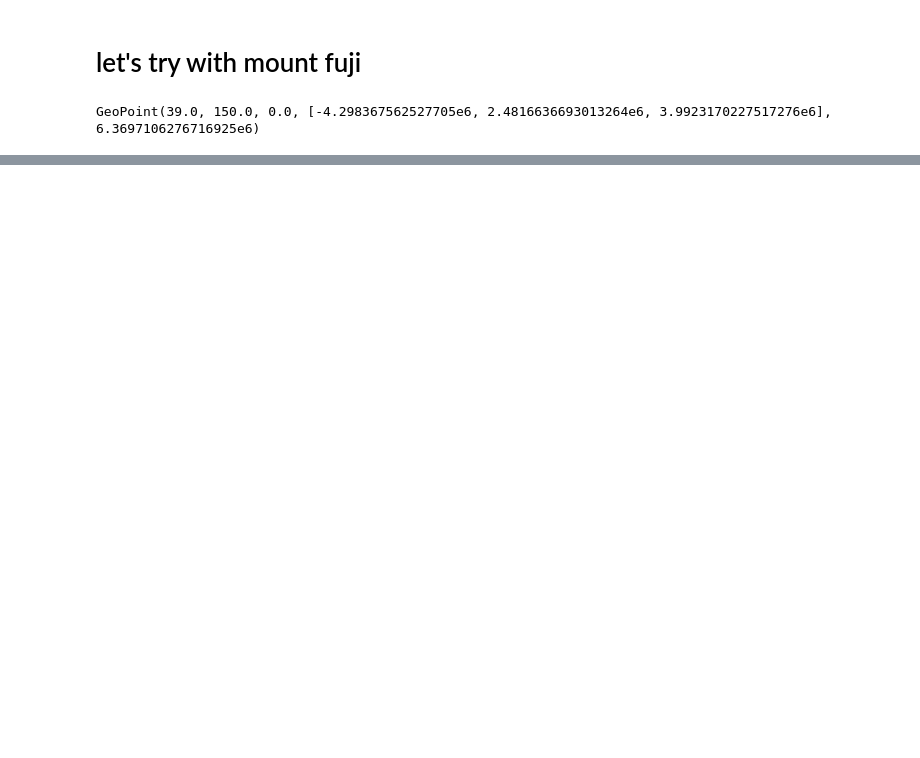
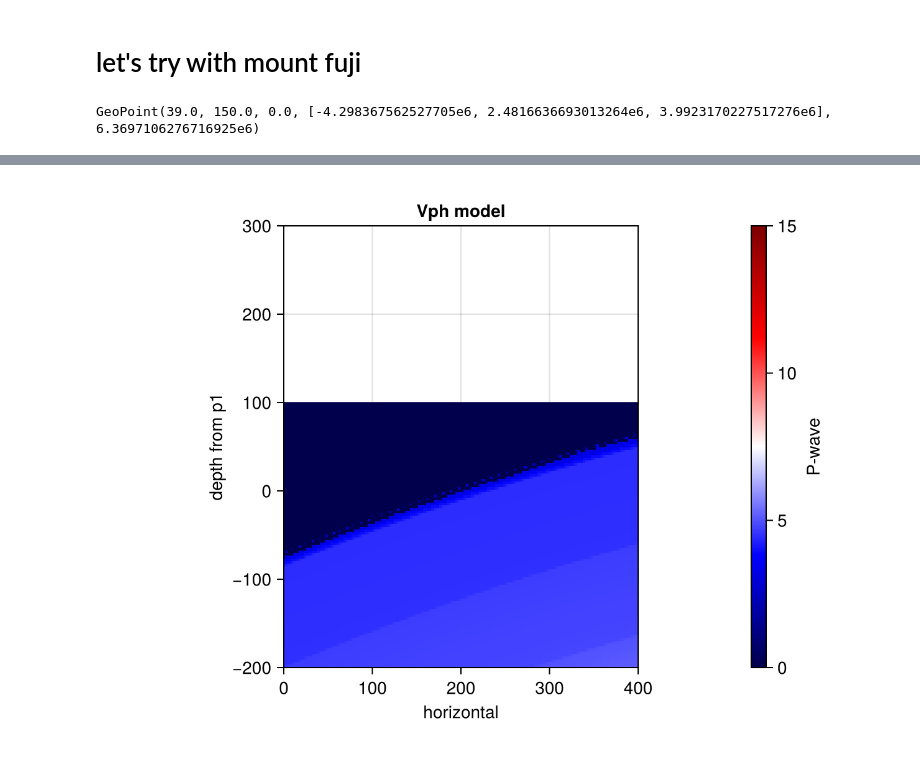
Before and after one commit to seismobassoon/flexibleOPT, a Jupyter notebook: OPTmotors/misc/geopoints_exercises.ipynb, the cells around one changed output, grey strips where cells are left out. Drawn from its saved outputs; the diff is of its cells as text; code cells hidden in the pictures; blank space fills up the shorter version.

```diff
--- a/OPTmotors/misc/geopoints_exercises.ipynb
+++ b/OPTmotors/misc/geopoints_exercises.ipynb
@@ -130,0 +132,11 @@ fig
+# %%
+Δx = 3.e3 # in metre
+Δy = 3.e3
+Δz = 3.e3
+
+horizontalDepthMin = -1000.e3
+horizontalDepthMax = 1000.e3
+
+
+altMax = 100.e3 # in metre
+altMin = -600.e3 # in metre
@@ -130,0 +145,2 @@ fig
+# %%
+allGridsInGeoPoints, allGridsInCartesian, effectiveRadii=constructLocalBox(p1,p2,Δx,Δy,Δz,horizontalDepthMin,horizontalDepthMax,altMin,altMax)
@@ -130,0 +149,2 @@ fig
+# %%
+Nx,Ny,Nz=size(allGridsInCartesian)
@@ -130,0 +153,2 @@ fig
+# %%
+seismicModel=getParamsAndTopo(allGridsInGeoPoints,2.0)
@@ -130,0 +171,15 @@ fig
+# %%
+using CairoMakie
+fig, ax, hm = heatmap(
+    #topo.x,topo.y,topo.z';
+    collect((0:1:(Nx-1)).*Δx).*1.e-3,(collect(0:1:(Nz-1)).*Δz.+altMin).*1.e-3, seismicModel.Vsv[:,(Ny÷6)*1,:];
+    colormap = :seismic,
+    colorrange=(0,15),
+    axis = (aspect = DataAspect(), xlabel = "horizontal", ylabel = "depth from p1", title = "Vph model")
+)
+ylims!(ax,-200,300)
+xlims!(ax,0,400)
+Colorbar(fig[1,2], hm, label="P-wave")
+fig
+# %% [output]
+[figure, added]
```
Also changed, not shown: parts of 17 cells of this notebook, 4 other files.
